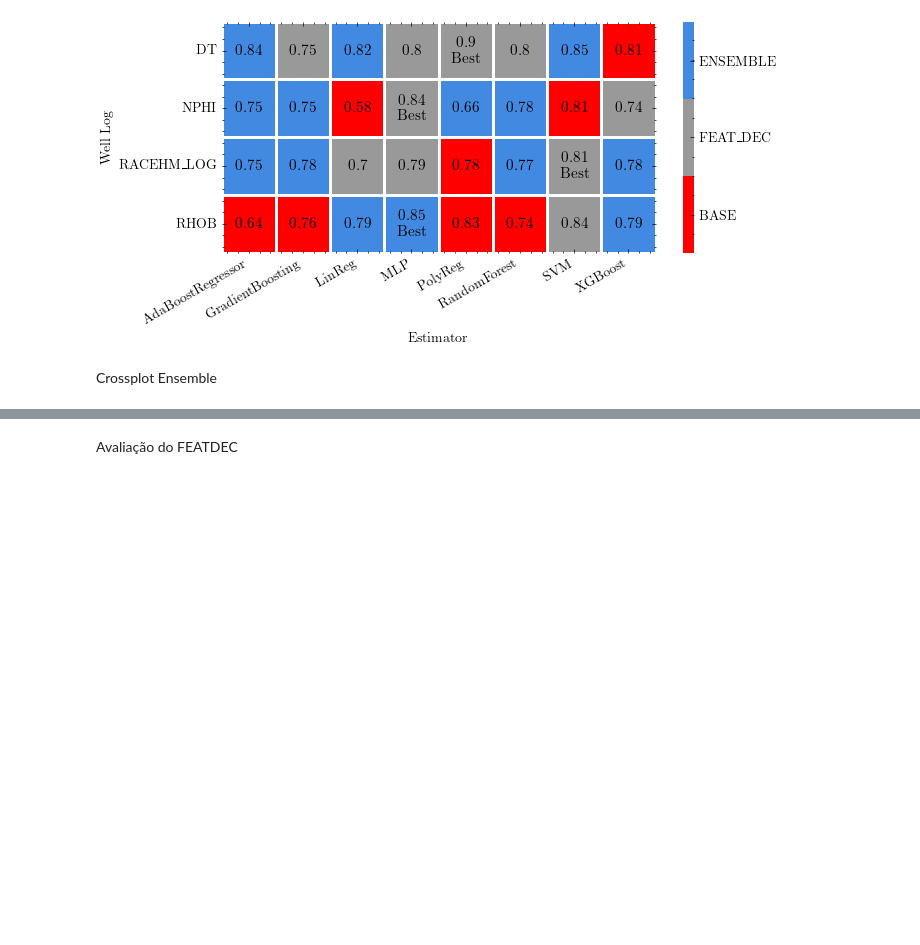
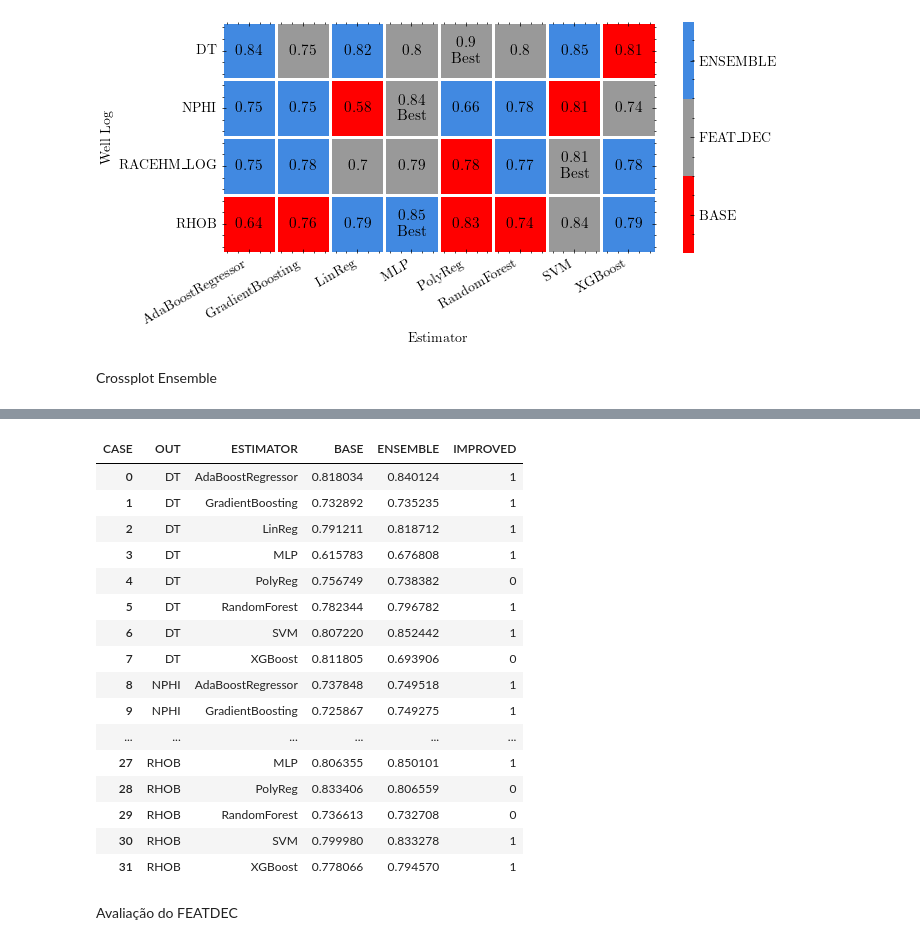
Before and after one commit to felipecostapereira/SYSID_well_logs, a Jupyter notebook: posproc_science_plots_train2.ipynb, the cells around one changed output, grey strips where cells are left out. Drawn from its saved outputs; the diff is of its cells as text; code cells hidden in the pictures; blank space fills up the shorter version.

```diff
--- a/posproc_science_plots_train2.ipynb
+++ b/posproc_science_plots_train2.ipynb
@@ -783,3 +798,26 @@ RACEHM_LOG
+# %%
+df_ens_all_max_pivot = df_ens_all_max.pivot(index=['OUT','ESTIMATOR'], columns=['CASE'], values='R2_TE').reset_index()
+df_ens_all_max_pivot['IMPROVED'] = 1*(df_ens_all_max_pivot['ENSEMBLE'] > df_ens_all_max_pivot['BASE'])
+# df_ens_all_max_pivot.groupby(['OUT']).sum()
+df_ens_all_max_pivot
+# %% [output]
+| CASE | OUT | ESTIMATOR | BASE | ENSEMBLE | IMPROVED |
+| 0 | DT | AdaBoostRegressor | 0.818034 | 0.840124 | 1 |
+| 1 | DT | GradientBoosting | 0.732892 | 0.735235 | 1 |
+| 2 | DT | LinReg | 0.791211 | 0.818712 | 1 |
+| 3 | DT | MLP | 0.615783 | 0.676808 | 1 |
+| 4 | DT | PolyReg | 0.756749 | 0.738382 | 0 |
+| 5 | DT | RandomForest | 0.782344 | 0.796782 | 1 |
+| 6 | DT | SVM | 0.807220 | 0.852442 | 1 |
+| 7 | DT | XGBoost | 0.811805 | 0.693906 | 0 |
+| 8 | NPHI | AdaBoostRegressor | 0.737848 | 0.749518 | 1 |
+| 9 | NPHI | GradientBoosting | 0.725867 | 0.749275 | 1 |
+| ... | ... | ... | ... | ... | ... |
+| 27 | RHOB | MLP | 0.806355 | 0.850101 | 1 |
+| 28 | RHOB | PolyReg | 0.833406 | 0.806559 | 0 |
+| 29 | RHOB | RandomForest | 0.736613 | 0.732708 | 0 |
+| 30 | RHOB | SVM | 0.799980 | 0.833278 | 1 |
+| 31 | RHOB | XGBoost | 0.778066 | 0.794570 | 1 |
 # %% [markdown]
 Avaliação do FEATDEC
 # %%
```
Also changed, not shown: parts of 8 cells of this notebook.
